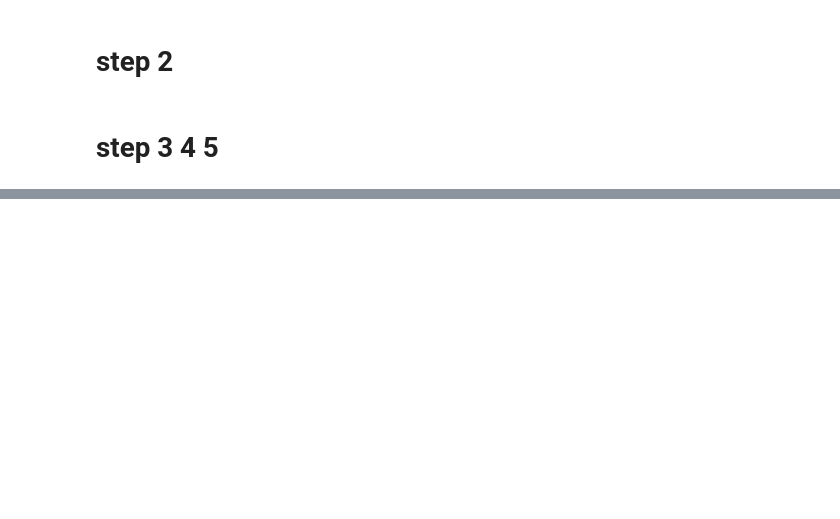
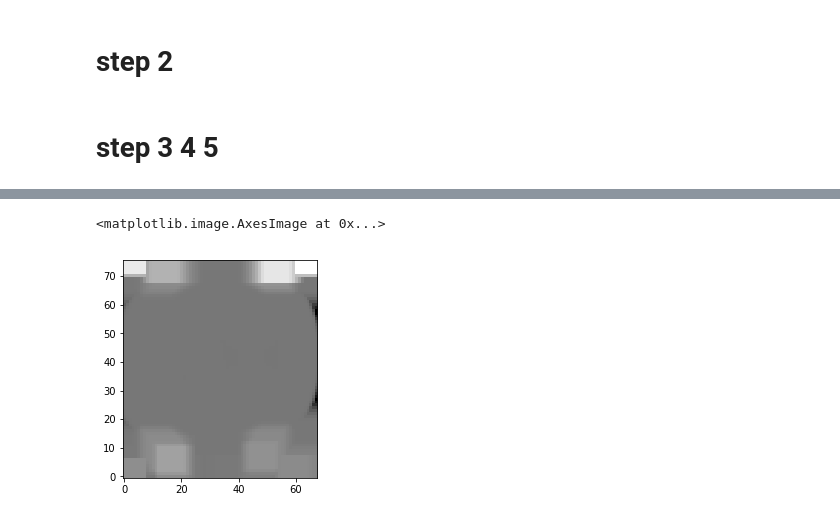
Before and after one commit to hodayamar/excellenteam-python-mobileye-distance-calculation, a Jupyter notebook: efrat-harris-script.ipynb, the cells around one changed output, grey strips where cells are left out. Cells and saved outputs as stored; diff of their text form; code cells hidden in the pictures; blank space fills up the shorter version.

```diff
--- a/efrat-harris-script.ipynb
+++ b/efrat-harris-script.ipynb
@@ -99 +106,6 @@ max_R = maximum_filter(R, 5)
+# %%
+plt.imshow(max_R,cmap='gray',origin='lower')
+# %% [output]
+<matplotlib.image.AxesImage at 0x...>
+[figure, added]
 # %%
```
Also changed, not shown: parts of 15 cells of this notebook, 3 other files.
